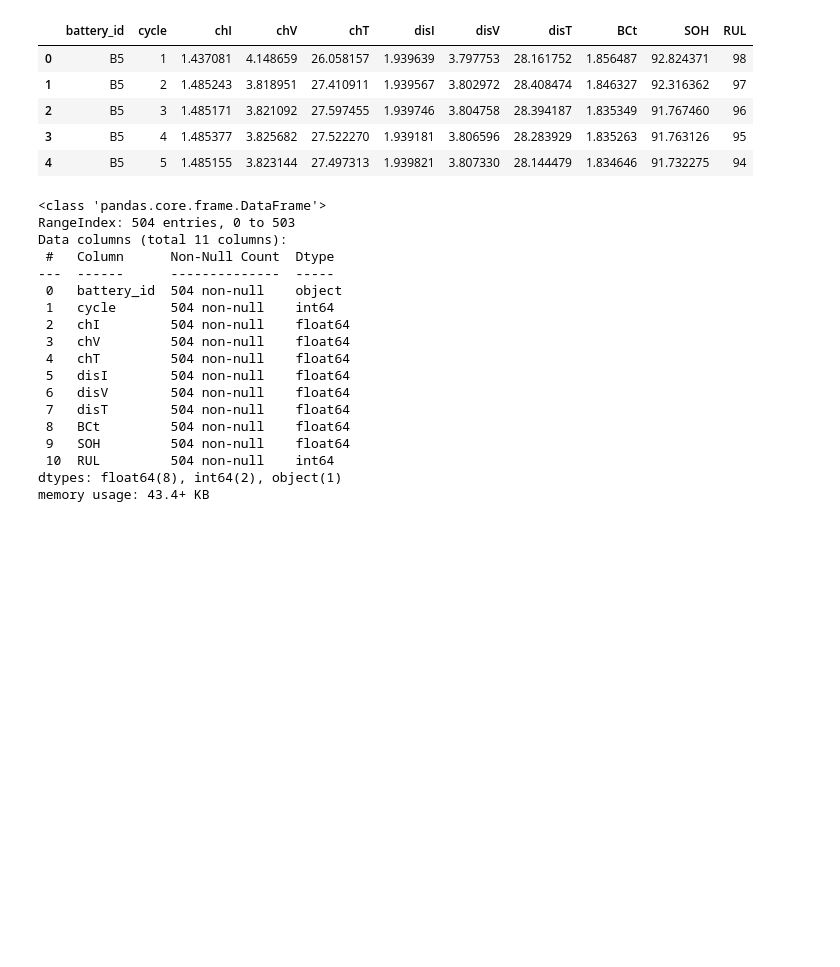
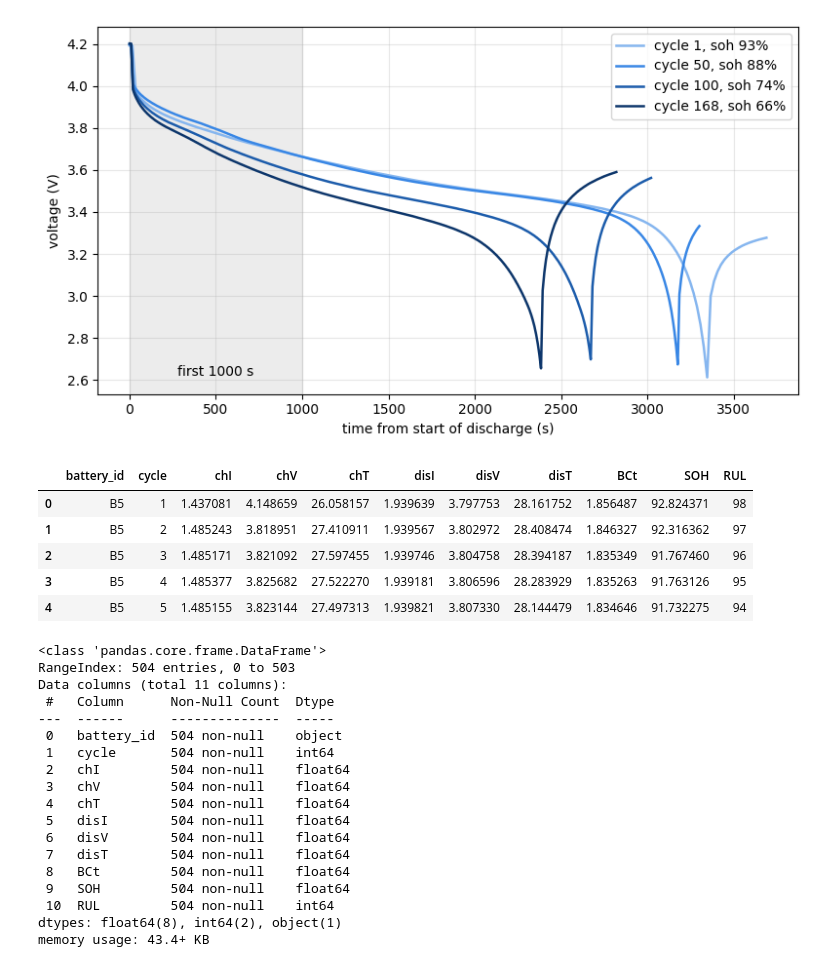
Before and after one commit to abhishekspawar0803-svg/battery_life_cycle_nasa, a Jupyter notebook: battery_life_cycle_nasa.ipynb, the cells around one changed output. Saved outputs shown, nothing was run; the diff lists cells and outputs as text; code cells hidden in the pictures; blank space fills up the shorter version.

```diff
--- a/battery_life_cycle_nasa.ipynb
+++ b/battery_life_cycle_nasa.ipynb
@@ -63,0 +84,18 @@ df = full[full['battery_id'] != 'B18'].reset_index(drop=True)
+# %%
+dis_tests = meta[(meta['battery_id'] == 'B0005') & (meta['type'] == 'discharge')].sort_values('test_id')
+plt.figure(figsize=(8, 4.5))
+for k, shade in zip([1, 50, 100, 168], ['#86b6ef', '#3987e5', '#1c5cab', '#0d366b']):
+    data = pd.read_csv(os.path.join(path, 'cleaned_dataset', 'data', dis_tests['filename'].iloc[k - 1]))
+    soh = 50 * float(dis_tests['Capacity'].iloc[k - 1])
+    plt.plot(data['Time'], data['Voltage_measured'], color=shade, linewidth=1.8, label=f'cycle {k}, soh {soh:.0f}%')
+plt.axvspan(0, 1000, color='grey', alpha=0.15)
+plt.text(500, 2.62, 'first 1000 s', ha='center')
+plt.xlabel('time from start of discharge (s)')
+plt.ylabel('voltage (V)')
+plt.legend()
+plt.grid(alpha=0.3)
+plt.tight_layout()
+plt.savefig('images/discharge-curves.png', bbox_inches='tight', dpi=150)
+plt.show()
+# %% [output]
+[figure, added]
```
Also changed, not shown: parts of 50 cells of this notebook, 12 other files.
